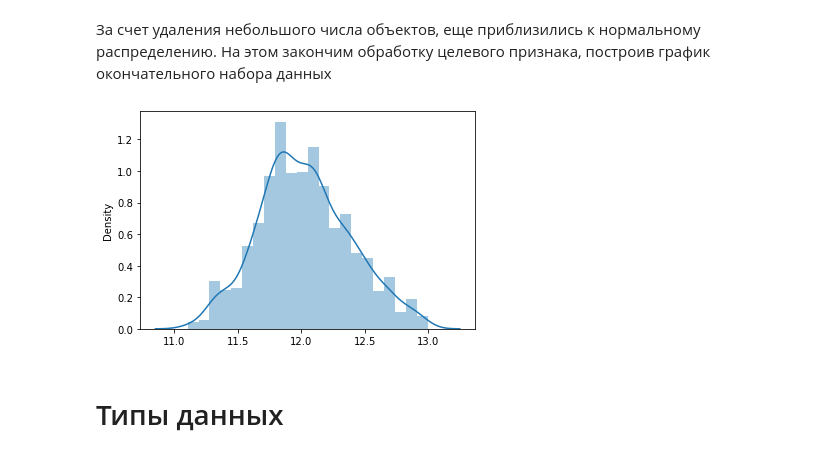
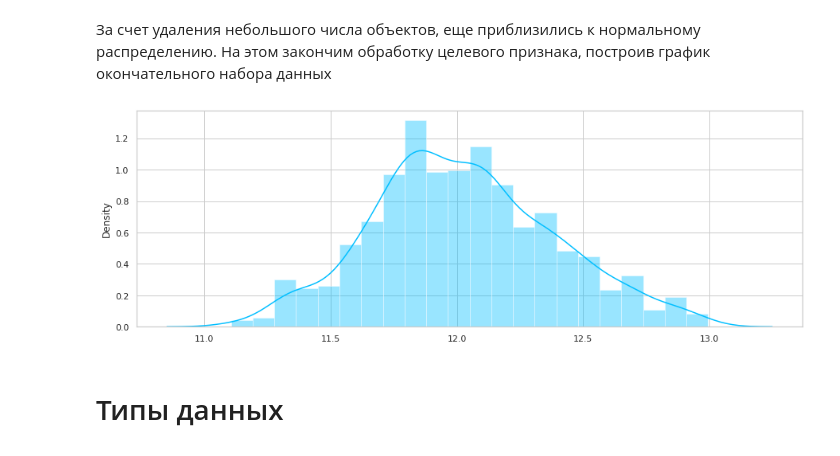
Before and after one commit to sonador88/ML_HousePricePredict, a Jupyter notebook: prg.ipynb, the cells around one changed output. Drawn from its saved outputs; the diff is of its cells as text; code cells hidden in the pictures.

```diff
--- a/prg.ipynb
+++ b/prg.ipynb
@@ -15,0 +5,17 @@ from sklearn.metrics import mean_squared_error
+# %%
+import numpy as np # linear algebra
+import pandas as pd # data processing, CSV file I/O (e.g. pd.read_csv)
+import matplotlib.pyplot as plt
+import seaborn as sns
+from math import ceil
+from sklearn.preprocessing import StandardScaler
+from scipy import stats
+from sklearn.preprocessing import LabelEncoder
+from sklearn.model_selection import train_test_split, GridSearchCV
+from sklearn.linear_model import LinearRegression, Ridge
+from sklearn.ensemble import RandomForestRegressor
+from sklearn.metrics import mean_squared_error
+from sklearn.impute import SimpleImputer
+%matplotlib inline
+sns.set(rc={"figure.figsize": (20, 20)})
+sns.set_style("whitegrid")
@@ -158,11 +166,12 @@ ShapiroResult(statistic=0.9925791621208191, pvalue=1.3522821973310784e-06)
 # %% [markdown]
 За счет удаления небольшого числа объектов, еще приблизились к нормальному распределению. На этом закончим обработку целевого признака, построив график окончательного набора данных
 # %%
-sns.distplot(x=train_short['SalePriceLog'])
+plt.figure(figsize=(15,5))
+sns.distplot(x=train_short['SalePriceLog'], color="deepskyblue")
 #и перезапишем нашу тренировочную выборку
 train = train_short
 # %% [output]
-[figure, old version]
+[figure, new version]
 # %% [markdown]
 # Типы данных
 # %%
```
Also changed, not shown: parts of 65 cells of this notebook, 1 other file.
